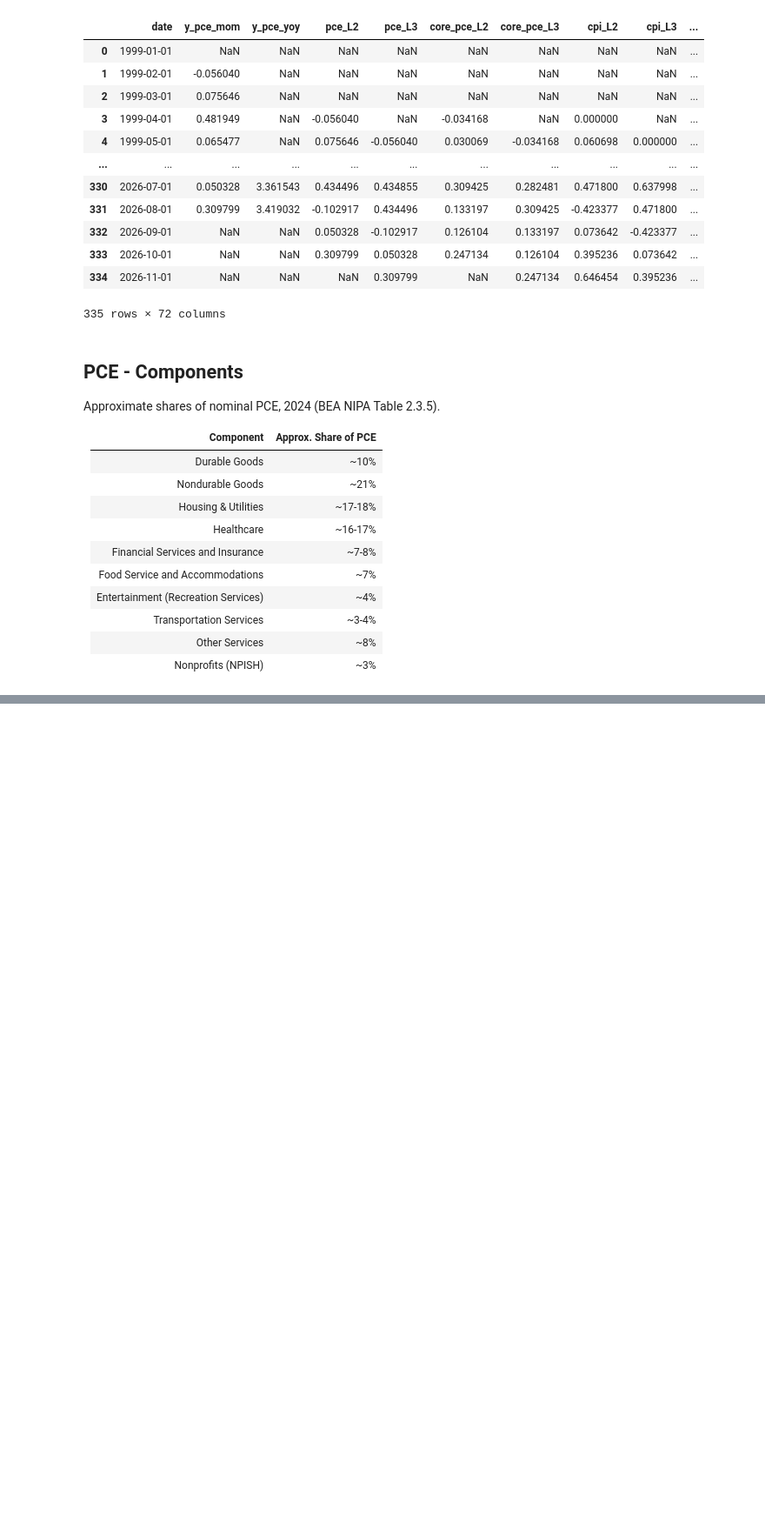
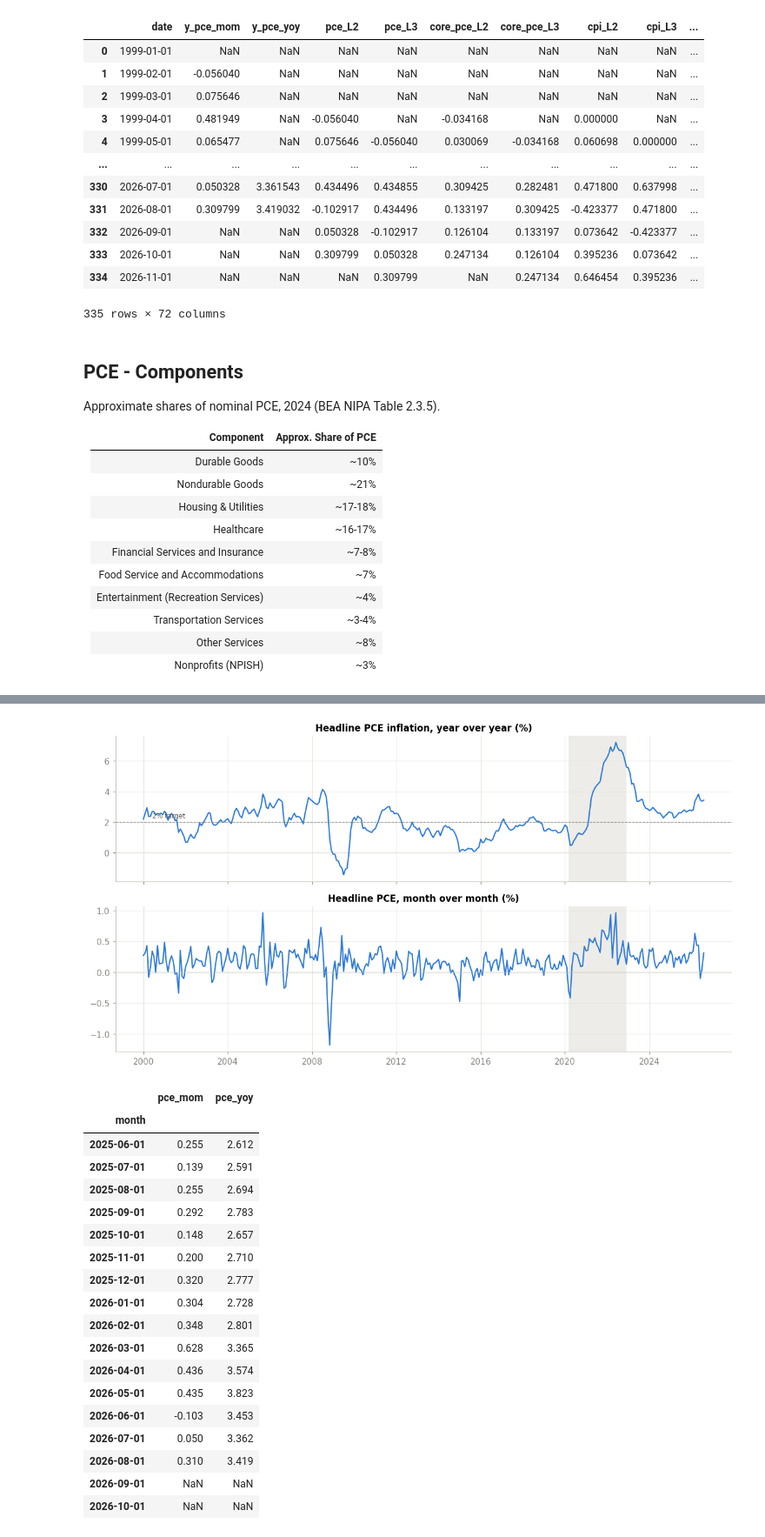
Before and after one commit to ajace13/Stat-Models-Final-Project, a Jupyter notebook: exploring_PCE.ipynb, the cells around one changed output, grey strips where cells are left out. Shown at 87% size. Drawn from its saved outputs; the diff is of its cells as text; code cells hidden in the pictures; blank space fills up the shorter version.

```diff
--- a/exploring_PCE.ipynb
+++ b/exploring_PCE.ipynb
@@ -38,0 +263,9 @@ Approximate shares of nominal PCE, 2024 (BEA NIPA Table 2.3.5).
+# %%
+MILLIONS_PER_BILLION = 1000
+implicit_deflator = pd.DataFrame({
+    "ex_feh": 100 * monthly_levels["nominal_ex_food_energy_housing"] / monthly_levels["real_ex_food_energy_housing"],
+    "services_ex": 100 * monthly_levels["nominal_services_ex"] / monthly_levels["real_services_ex"],
+})
+for column, published in [("ex_feh", "pce_ex_food_energy_housing"), ("services_ex", "pce_services_ex")]:
+    rounding_gap = (implicit_deflator[column].round(1) - monthly_levels[published]).dropna()
+    print(f"{column}: deflator rounded to 1 dp matches {published} in {100 * (rounding_gap.abs() < 1e-9).mean():.0f}% of {len(rounding_gap)} months; max gap {rounding_gap.abs().max():.1f}")
@@ -38,0 +311,14 @@ Approximate shares of nominal PCE, 2024 (BEA NIPA Table 2.3.5).
+# %%
+approximation_error = (headline_mom - group_contribution.sum(axis=1))
+print("Aggregation check: headline monthly change minus the sum of group contributions (pp)")
+print(f"  mean abs error {approximation_error.abs().mean():.4f} pp, max abs error {approximation_error.abs().max():.4f} pp (in {approximation_error.abs().idxmax():%Y-%m})")
+print(f"  for scale: mean |headline monthly change| = {headline_mom.abs().mean():.3f} pp")
+
+pce_index = monthly_levels["pce_headline"]
+pce_yoy = 100 * (pce_index / pce_index.shift(12) - 1)
+latest_month = pce_index.last_valid_index()
+print(f"\nLatest PCE release month: {latest_month:%Y-%m}; YoY = {pce_yoy[latest_month]:.2f}%, MoM = {headline_mom[latest_month]:.3f}%")
+
+features_full = pd.read_csv("features_full.csv", parse_dates=["date"]).set_index("date")
+target_check = pd.concat([headline_mom.rename("fred_mom"), features_full["y_pce_mom"]], axis=1, join="inner").dropna()
+print(f"features_full.csv y_pce_mom vs fresh FRED pull: {len(target_check)} months, max abs diff = {(target_check['fred_mom'] - target_check['y_pce_mom']).abs().max():.4f} pp (non-zero = revisions since that file was built)")
@@ -38,0 +336,38 @@ Approximate shares of nominal PCE, 2024 (BEA NIPA Table 2.3.5).
+# %%
+fig, (ax_yoy, ax_mom) = plt.subplots(2, 1, figsize=(11, 6), sharex=True)
+plot_window = slice("2000-01-01", None)
+ax_yoy.plot(pce_yoy.loc[plot_window], color=GROUP_COLORS["energy"])
+ax_yoy.axhline(2, color="#898781", linewidth=0.8, linestyle="--")
+ax_yoy.text(pd.Timestamp("2000-06-01"), 2.3, "2% target", color="#52514e", fontsize=8)
+ax_yoy.set_title("Headline PCE inflation, year over year (%)")
+ax_mom.plot(price_mom["headline"].loc[plot_window], color=GROUP_COLORS["energy"])
+ax_mom.axhline(0, color="#c3c2b7", linewidth=0.8)
+ax_mom.set_title("Headline PCE, month over month (%)")
+for ax in (ax_yoy, ax_mom):
+    ax.axvspan(COVID_START, COVID_END, color="#e1e0d9", alpha=0.6, linewidth=0, zorder=0)
+plt.tight_layout()
+plt.show()
+
+recent_months = pd.DataFrame({"pce_mom": headline_mom, "pce_yoy": pce_yoy}).loc["2025-06-01":].round(3)
+recent_months
+# %% [output]
+[figure, added]
+|  | pce_mom | pce_yoy |
+| month |  |  |
+| 2025-06-01 | 0.255 | 2.612 |
+| 2025-07-01 | 0.139 | 2.591 |
+| 2025-08-01 | 0.255 | 2.694 |
+| 2025-09-01 | 0.292 | 2.783 |
+| 2025-10-01 | 0.148 | 2.657 |
+| 2025-11-01 | 0.200 | 2.710 |
+| 2025-12-01 | 0.320 | 2.777 |
+| 2026-01-01 | 0.304 | 2.728 |
+| 2026-02-01 | 0.348 | 2.801 |
+| 2026-03-01 | 0.628 | 3.365 |
+| 2026-04-01 | 0.436 | 3.574 |
+| 2026-05-01 | 0.435 | 3.823 |
+| 2026-06-01 | -0.103 | 3.453 |
+| 2026-07-01 | 0.050 | 3.362 |
+| 2026-08-01 | 0.310 | 3.419 |
+| 2026-09-01 | NaN | NaN |
+| 2026-10-01 | NaN | NaN |
```
Also changed, not shown: parts of 35 cells of this notebook, 52 other files.
